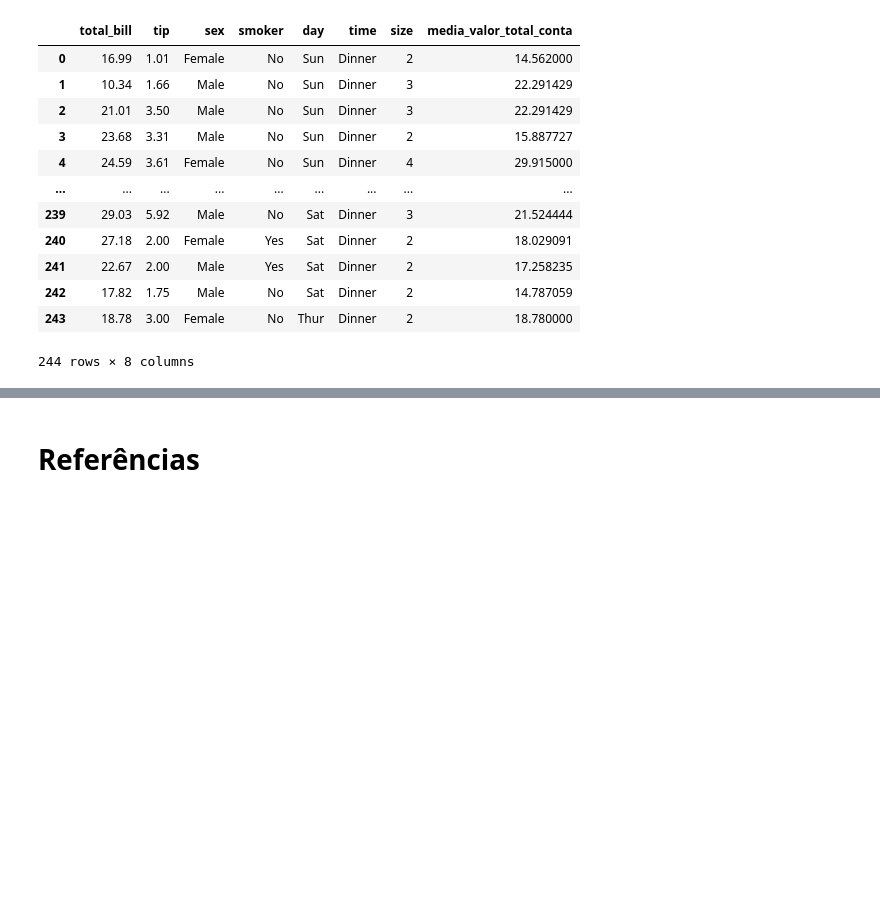
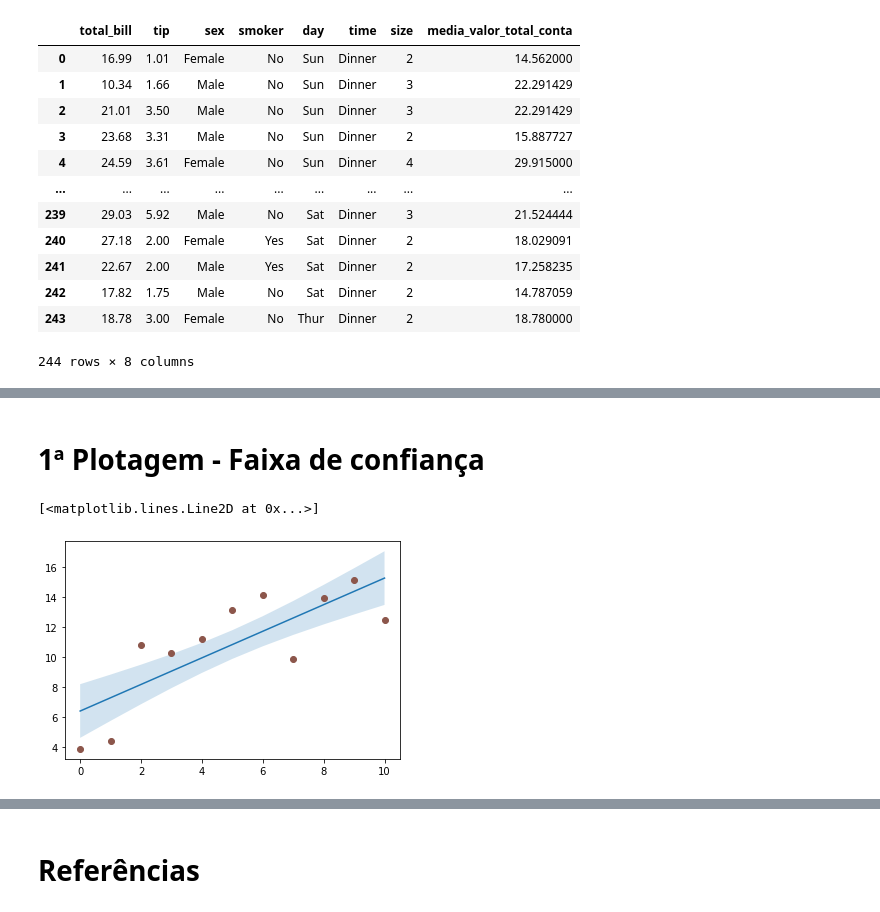
Before and after one commit to softwaressantosss/Data-Summit, a Jupyter notebook: Exercicio_SQL.ipynb, the cells around one changed output, grey strips where cells are left out. Cells and saved outputs as stored; diff of their text form; code cells hidden in the pictures; blank space fills up the shorter version.

Commit message:
Adicionado Plotagem de Gráficos

```diff
--- a/Exercicio_SQL.ipynb
+++ b/Exercicio_SQL.ipynb
@@ -372,0 +238,20 @@ sqldf(query17)
+# %% [markdown]
+# 1ª Plotagem - Faixa de confiança
+# %%
+N = 21
+x = np.linspace(0, 10, 11)
+y = [3.9, 4.4, 10.8, 10.3, 11.2, 13.1, 14.1,  9.9, 13.9, 15.1, 12.5]
+
+# ajustar uma curva linear e estimar seus valores de y e seu erro
+a, b = np.polyfit(x, y, deg=1)
+y_est = a * x + b
+y_err = x.std() * np.sqrt(1/len(x) +
+                          (x - x.mean())**2 / np.sum((x - x.mean())**2))
+
+fig, ax = plt.subplots()
+ax.plot(x, y_est, '-')
+ax.fill_between(x, y_est - y_err, y_est + y_err, alpha=0.2)
+ax.plot(x, y, 'o', color='tab:brown')
+# %% [output]
+[<matplotlib.lines.Line2D at 0x...>]
+[figure, added]
```
Also changed, not shown: parts of 33 cells of this notebook.
